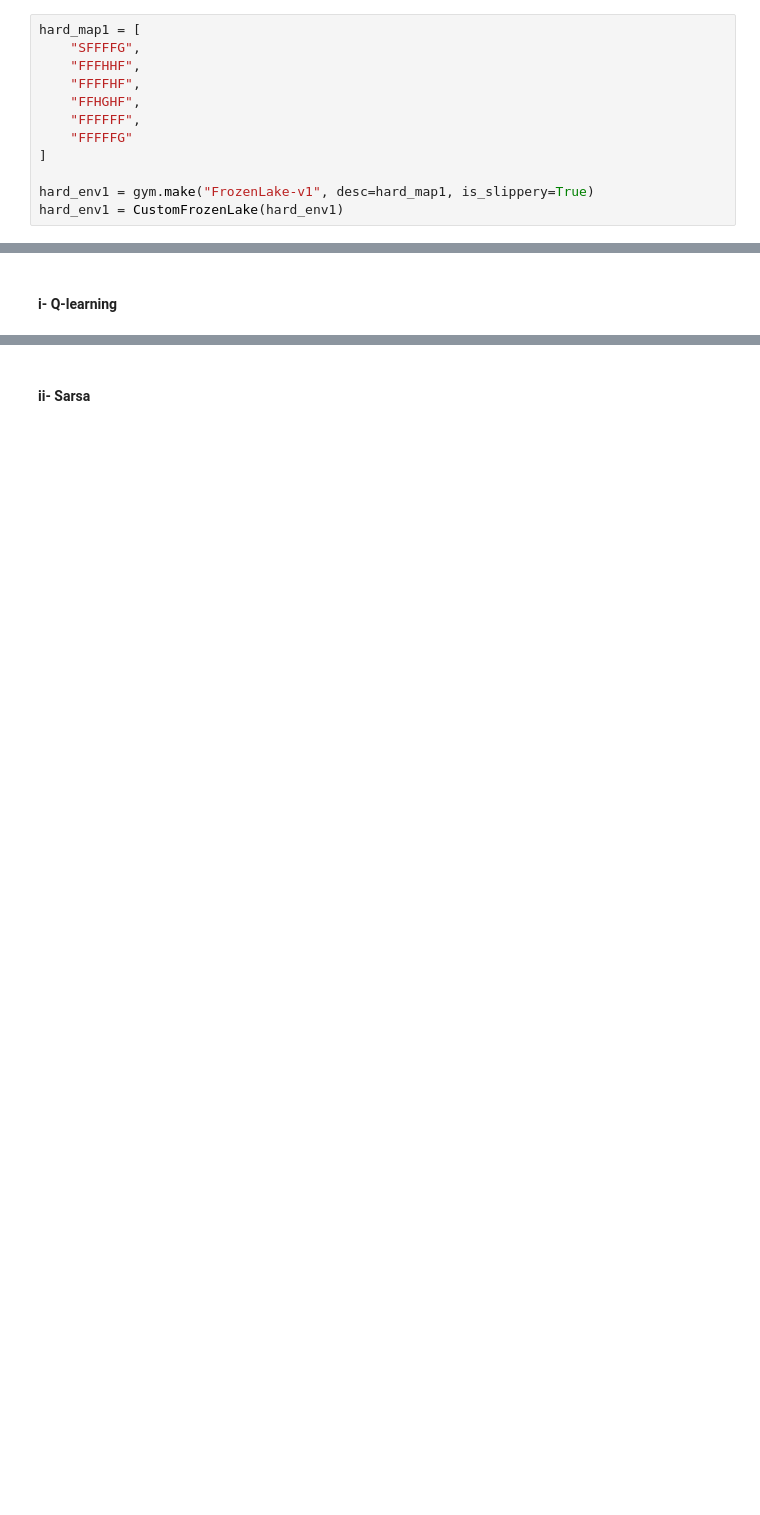
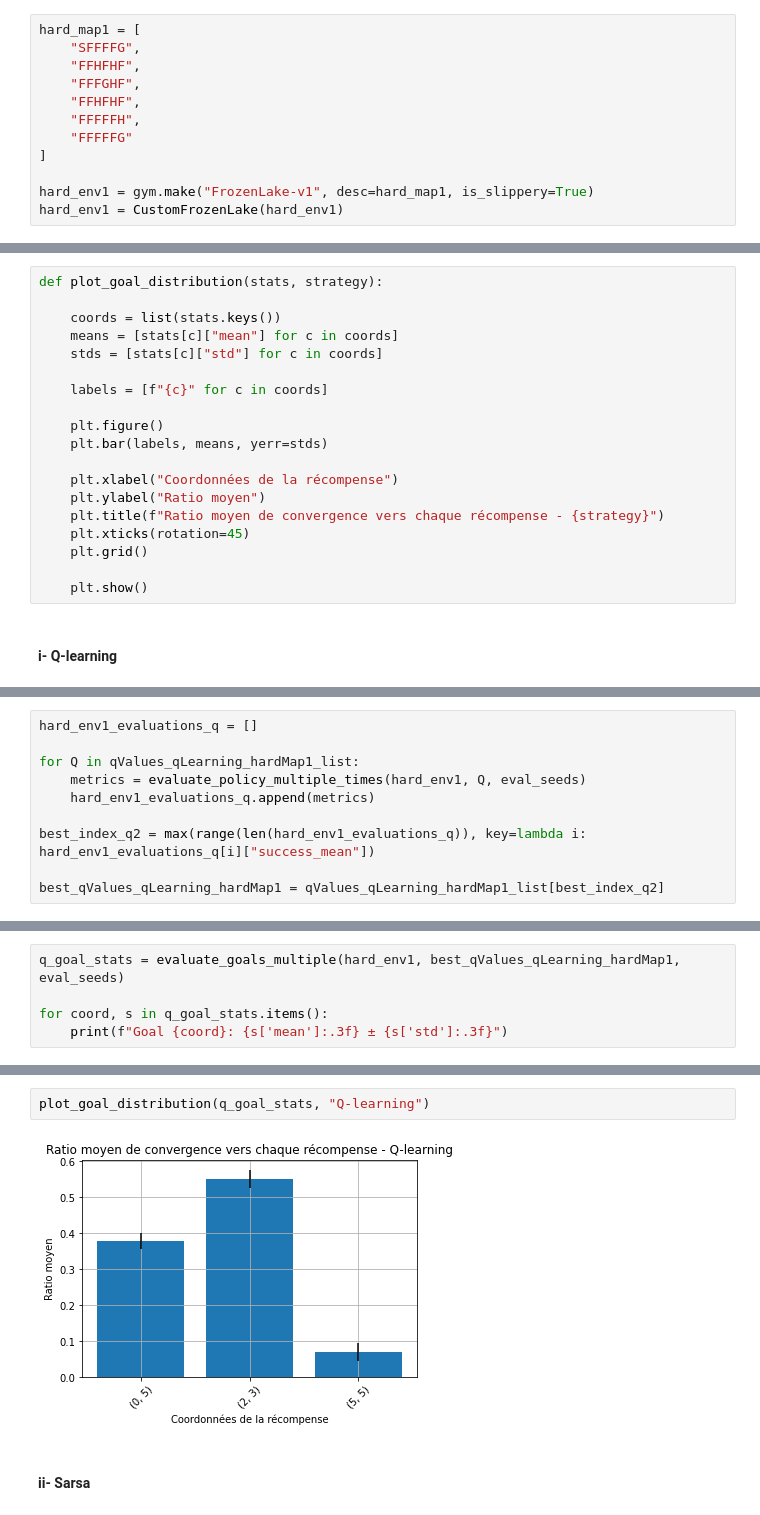
Before and after one commit to Ribraba/IFT-7201-Projet, a Jupyter notebook: FrozenLakeProject.ipynb, the cells around one changed output, grey strips where cells are left out. Cells and saved outputs as stored; diff of their text form; blank space fills up the shorter version.

Commit message:
Ajout des figures, de nouvelles metriques, des seeds, etc

```diff
--- a/FrozenLakeProject.ipynb
+++ b/FrozenLakeProject.ipynb
@@ -272,10 +380,10 @@ Chosen action: 1
 # %%
 hard_map1 = [
     "SFFFFG",
-    "FFFHHF",
-    "FFFFHF",
-    "FFHGHF",
-    "FFFFFF",
+    "FFHFHF",
+    "FFFGHF",
+    "FFHFHF",
+    "FFFFFH",
     "FFFFFG"
 ]
 
@@ -629,2 +860,21 @@ evaluate_agent(safe_env, qValues_sarsa_safeMap)
+# %%
+def plot_goal_distribution(stats, strategy):
+
+    coords = list(stats.keys())
+    means = [stats[c]["mean"] for c in coords]
+    stds = [stats[c]["std"] for c in coords]
+
+    labels = [f"{c}" for c in coords]
+
+    plt.figure()
+    plt.bar(labels, means, yerr=stds)
+
+    plt.xlabel("Coordonnées de la récompense")
+    plt.ylabel("Ratio moyen")
+    plt.title(f"Ratio moyen de convergence vers chaque récompense - {strategy}")
+    plt.xticks(rotation=45)
+    plt.grid()
+
+    plt.show()
 # %% [markdown]
 #### i- Q-learning
@@ -642,0 +881,10 @@ evaluate_agent(hard_env1, qValues_qLearning_hardMap1)
+# %%
+hard_env1_evaluations_q = []
+
+for Q in qValues_qLearning_hardMap1_list:
+    metrics = evaluate_policy_multiple_times(hard_env1, Q, eval_seeds)
+    hard_env1_evaluations_q.append(metrics)
+
+best_index_q2 = max(range(len(hard_env1_evaluations_q)), key=lambda i: hard_env1_evaluations_q[i]["success_mean"])
+
+best_qValues_qLearning_hardMap1 = qValues_qLearning_hardMap1_list[best_index_q2]
@@ -642,0 +903,5 @@ evaluate_agent(hard_env1, qValues_qLearning_hardMap1)
+# %%
+q_goal_stats = evaluate_goals_multiple(hard_env1, best_qValues_qLearning_hardMap1, eval_seeds)
+
+for coord, s in q_goal_stats.items():
+    print(f"Goal {coord}: {s['mean']:.3f} ± {s['std']:.3f}")
@@ -643,2 +912,6 @@ evaluate_agent(hard_env1, qValues_qLearning_hardMap1)
+# %%
+plot_goal_distribution(q_goal_stats, "Q-learning")
+# %% [output]
+[figure, added]
 # %% [markdown]
 #### ii- Sarsa
```
Also changed, not shown: parts of 75 cells of this notebook.
